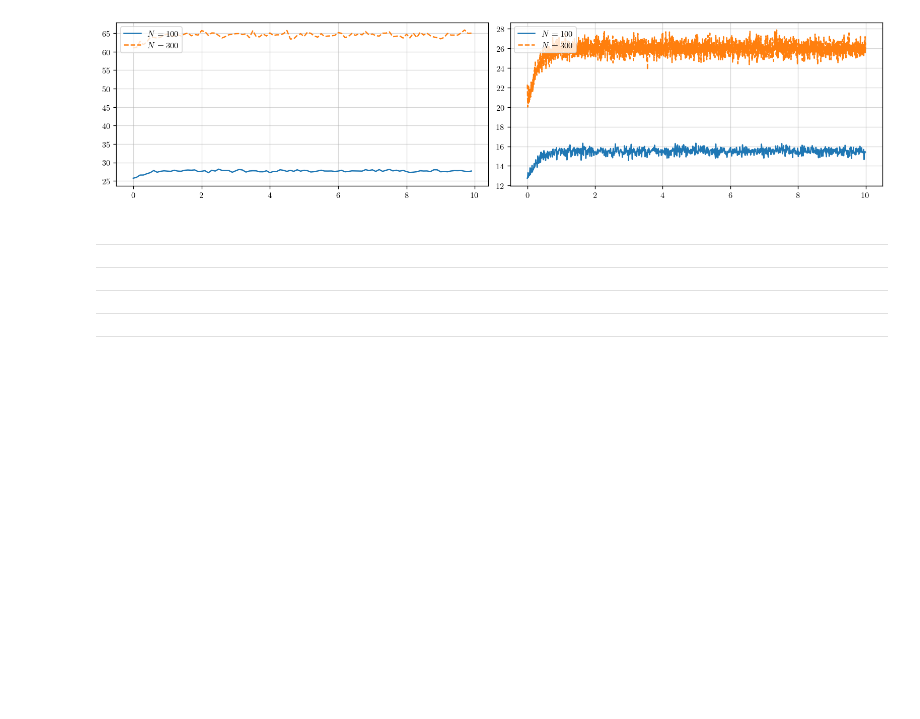
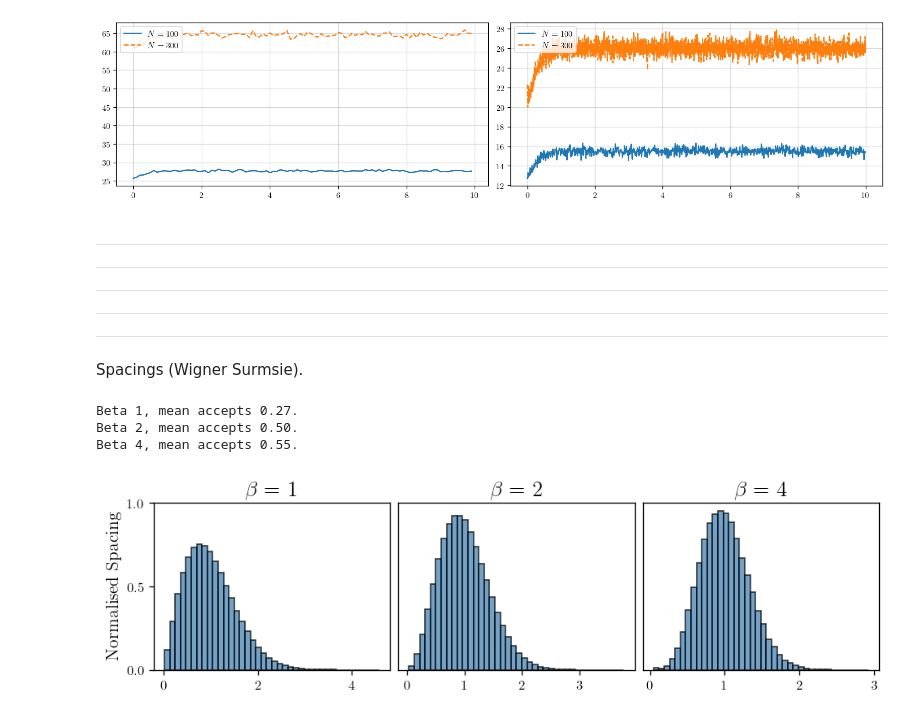
Before and after one commit to fredwdickinson/dissertation, a Jupyter notebook: code/notebooks/06_figures.ipynb, the cells around one changed output. Cells and saved outputs as stored; diff of their text form; code cells hidden in the pictures; blank space fills up the shorter version.

Commit message:
figures for surmise notes

```diff
--- a/code/notebooks/06_figures.ipynb
+++ b/code/notebooks/06_figures.ipynb
@@ -309,3 +309,35 @@ with open(filename, 'wb') as f:
 ---
 ---
 ---
+# %% [markdown]
+Spacings (Wigner Surmsie).
+# %%
+fig, axes = plt.subplots(1, 3, figsize = (8, 2.25))
+
+N = 100; T = 5.0; pot = "quadratic"; M = 50;
+betas = [1, 2, 4]; dts = [1/(8*N), 1/(4*N), 1/(2*N)]
+config = {"burn_in": 0, "track_accepts": True,
+        "track_spacings": True, "F_cdf": densities.exact_semicircle_cdf}
+
+init = random_matrix.init_gue_eigenvalues(M, N)
+for j, beta in enumerate(betas):
+    dt = dts[j]; total_steps = int(T/dt)
+    pipe = simulate.make_mala_pipeline(N, dt, pot, beta)
+    trajectory = simulate.simulate_dbm(init, total_steps, pipe)
+    info = simulate.analyse_trajectory(trajectory, total_steps, **config)
+
+    print(f"Beta {beta}, mean accepts {info["accepts"].mean():.2f}.")
+    plotters.plot_spacings(axes[j], info["spacings"], beta = beta, num_bins = 40, with_limit = False)
+    axes[j].set_title(rf"$\beta = $ {beta}", fontsize = 16)
+
+ax1, ax2, ax3 = axes
+ax2.set_yticks([]); ax3.set_yticks([]);
+ax1.set_ylabel("Normalised Spacing", fontsize = 13)
+
+plt.savefig("mean_spacings_pre_surmise-2.pdf", format = "pdf", dpi = 120)
+plt.show()
+# %% [output]
+Beta 1, mean accepts 0.27.
+Beta 2, mean accepts 0.50.
+Beta 4, mean accepts 0.55.
+[figure, added]
```
Also changed, not shown: parts of 1 cell of this notebook, 1 other file.
